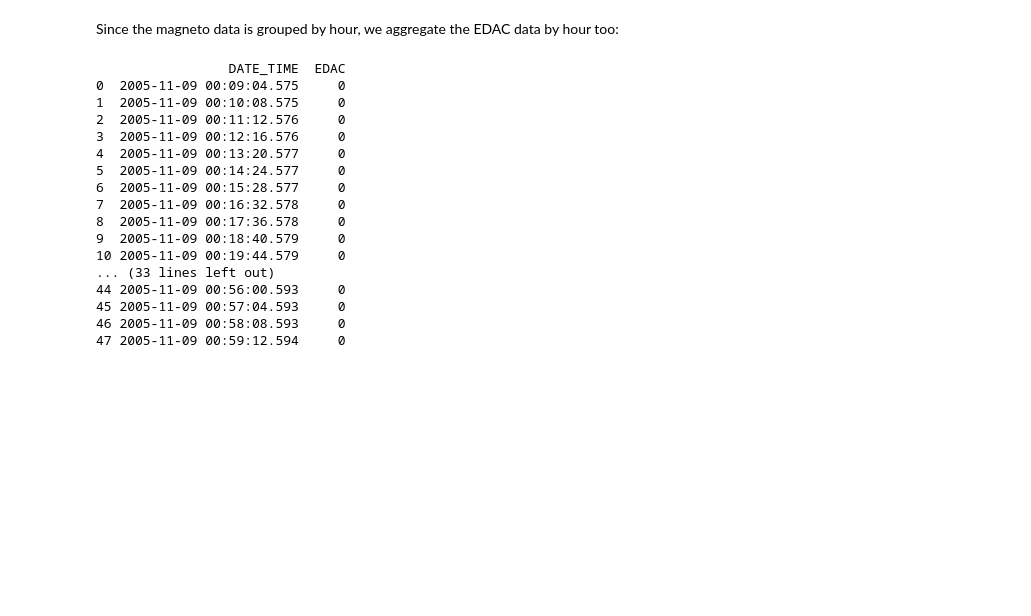
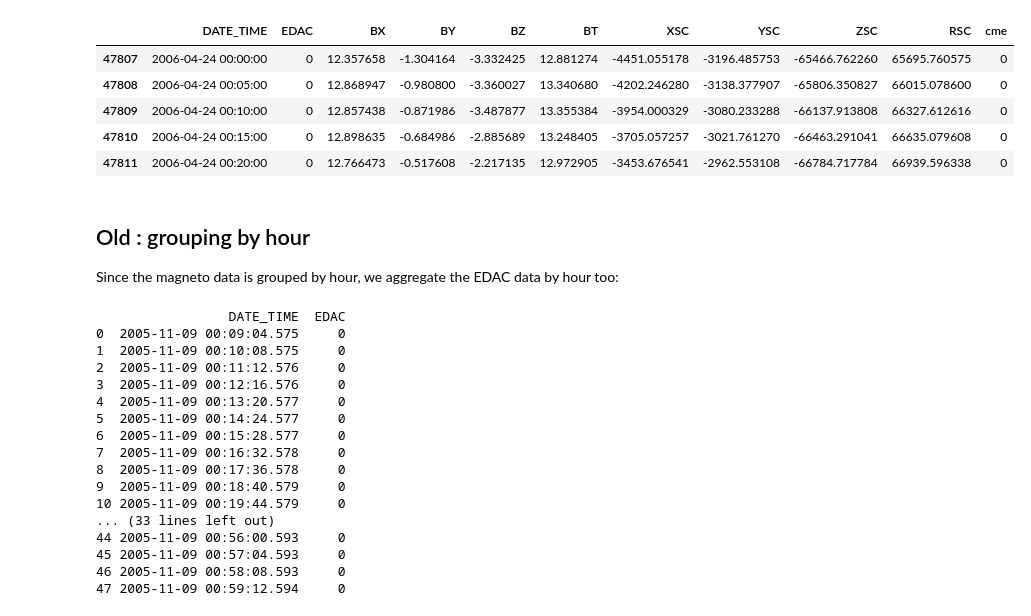
Before and after one commit to CS-433/ml-project-2-ml4esa, a Jupyter notebook: Training_data_preparation.ipynb, the cells around one changed output. Cells and saved outputs as stored; diff of their text form; code cells hidden in the pictures; blank space fills up the shorter version.

```diff
--- a/Training_data_preparation.ipynb
+++ b/Training_data_preparation.ipynb
@@ -16,5 +16,6 @@ import statsmodels.formula.api as smf
 # %%
-data_path = "DATA/VENUS_EXPRESS/"
+data_path = "DATA/"
 
-vex_df = pd.read_csv(data_path+"VEX_NDMW0D0A_2023_01_11_12_55_55.900.txt", sep='\t')
+vex_df = pd.read_csv(data_path+"VENUS_EXPRESS/VEX_NDMW0D0A_2023_01_11_12_55_55.900.txt", sep='\t')
+mag_df = pd.read_csv(data_path+"VEX_MAGNETO/VEX-V-Y-MAG-4.csv")
 # %% [markdown]
@@ -26,0 +47,14 @@ vex_df.drop('NDMW0D0A', axis=1, inplace=True)
+# %%
+# Convert the 'DATE_TIME' column in vex_df to datetime and set as index
+vex_df['DATE_TIME'] = pd.to_datetime(vex_df['DATE_TIME'])
+vex_df.set_index('DATE_TIME', inplace=True)
+
+# Resample and take the mean for each 5-minute period
+vex_df_resampled = vex_df.resample('5T').sum()
+
+# Reset the index so 'DATE_TIME' becomes a column again
+vex_df_resampled.reset_index(inplace=True)
+
+# For mag_df, ensure the 'date' column is in datetime format and set as index
+mag_df['date'] = pd.to_datetime(mag_df['date'])
+mag_df.set_index('date', inplace=True)
@@ -27,3 +70,19 @@ vex_df.drop('NDMW0D0A', axis=1, inplace=True)
+# %%
+# Now, join the two dataframes on their datetime indices
+df = pd.merge_asof(vex_df_resampled, mag_df, left_on='DATE_TIME', right_index=True)
+# %%
+# Drop the rows with NaNs
+df.dropna(inplace=True)
+# %%
+df.head()
+# %% [output]
+|  | DATE_TIME | EDAC | BX | BY | BZ | BT | XSC | YSC | ZSC | RSC | cme |
+| 47807 | 2006-04-24 00:00:00 | 0 | 12.357658 | -1.304164 | -3.332425 | 12.881274 | -4451.055178 | -3196.485753 | -65466.762260 | 65695.760575 | 0 |
+| 47808 | 2006-04-24 00:05:00 | 0 | 12.868947 | -0.980800 | -3.360027 | 13.340680 | -4202.246280 | -3138.377907 | -65806.350827 | 66015.078600 | 0 |
+| 47809 | 2006-04-24 00:10:00 | 0 | 12.857438 | -0.871986 | -3.487877 | 13.355384 | -3954.000329 | -3080.233288 | -66137.913808 | 66327.612616 | 0 |
+| 47810 | 2006-04-24 00:15:00 | 0 | 12.898635 | -0.684986 | -2.885689 | 13.248405 | -3705.057257 | -3021.761270 | -66463.291041 | 66635.079608 | 0 |
+| 47811 | 2006-04-24 00:20:00 | 0 | 12.766473 | -0.517608 | -2.217135 | 12.972905 | -3453.676541 | -2962.553108 | -66784.717784 | 66939.596338 | 0 |
 # %% [markdown]
+## Old : grouping by hour
 Since the magneto data is grouped by hour, we aggregate the EDAC data by hour too:
 # %%
```
Also changed, not shown: parts of 22 cells of this notebook, 7 other files.
